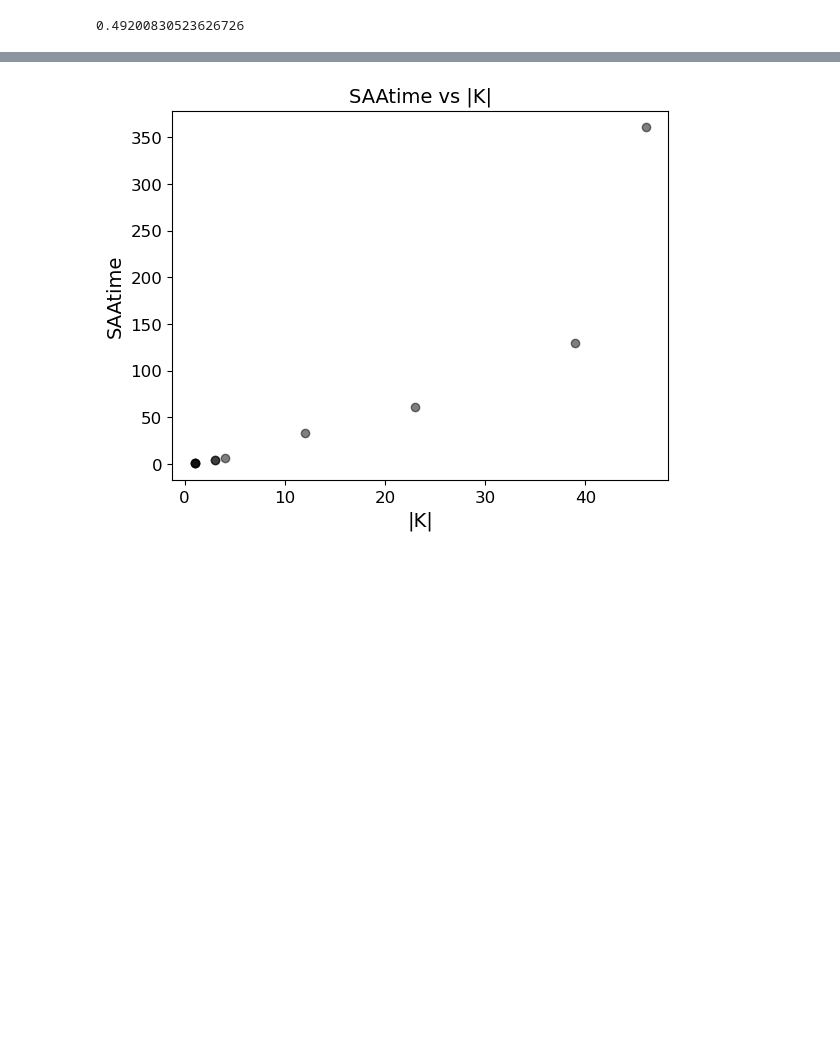
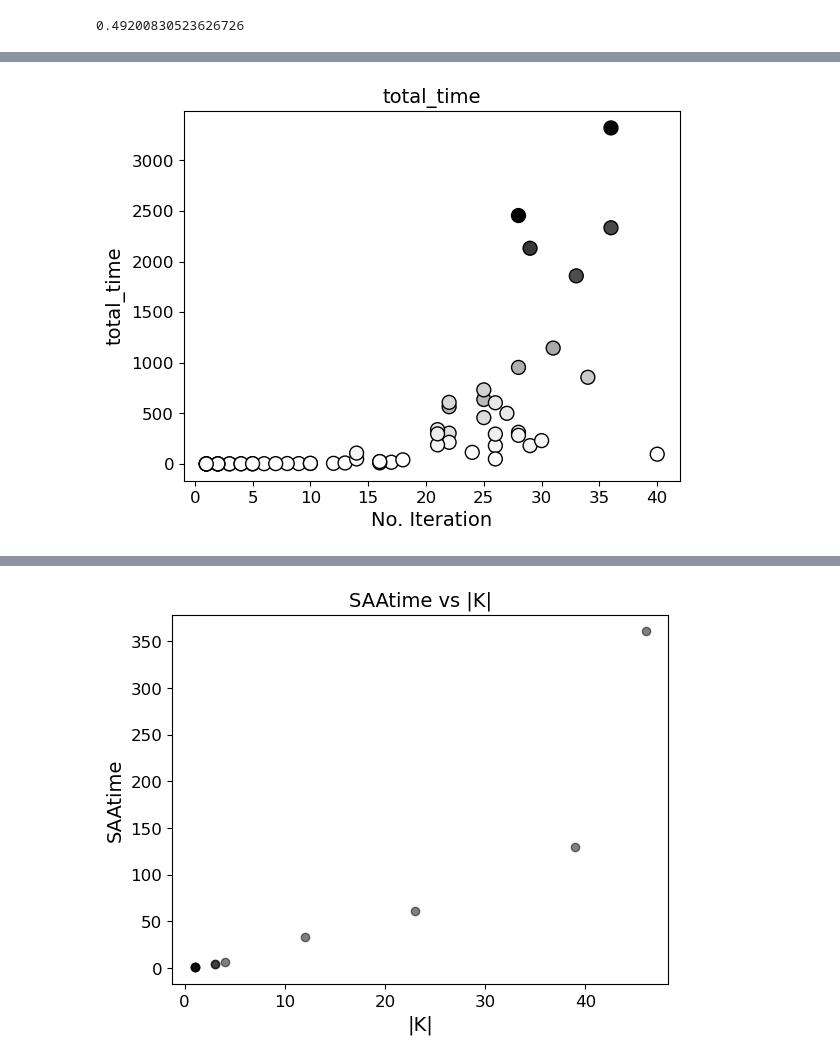
Before and after one commit to diHnguyen/SSPI, a Jupyter notebook: PythonConversion/Dec2024_Output/ProcessOutput.ipynb, the cells around one changed output, grey strips where cells are left out. Saved outputs shown, nothing was run; the diff lists cells and outputs as text; code cells hidden in the pictures; blank space fills up the shorter version.

```diff
--- a/PythonConversion/Dec2024_Output/ProcessOutput.ipynb
+++ b/PythonConversion/Dec2024_Output/ProcessOutput.ipynb
@@ -1221,0 +1073,21 @@ plt.savefig("mainStrat4_total_time_vs_SAAtime.png")
+# %%
+plotting = 'total_time'
+
+# plt.scatter(df_comb['iiter'], df_comb['SA_time'], c=colors, cmap='Greys', s=100, edgecolor='k')
+plt.scatter(df_comb['iiter'], df_comb[plotting], c=colors, cmap='Greys', s=100, edgecolor='k')
+# Add colorbar for reference
+
+
+# plt.scatter(df_comb['iiter'], df_comb['SA_time'], color='black', marker='o',alpha=0.5)
+
+# plt.colorbar(label='Inverted Value (Darker = Higher)')
+plt.title(plotting, fontsize=14)
+plt.xlabel('No. Iteration', fontsize=14)
+plt.ylabel(plotting, fontsize=14)
+plt.xticks(fontsize=12)
+plt.yticks(fontsize=12)
+# plt.show()
+# plt.savefig("SA_time_Iter.png")
+plt.savefig(plotting+"_Iter.png")
+# %% [output]
+[figure, added]
```
Also changed, not shown: parts of 13 cells of this notebook.
